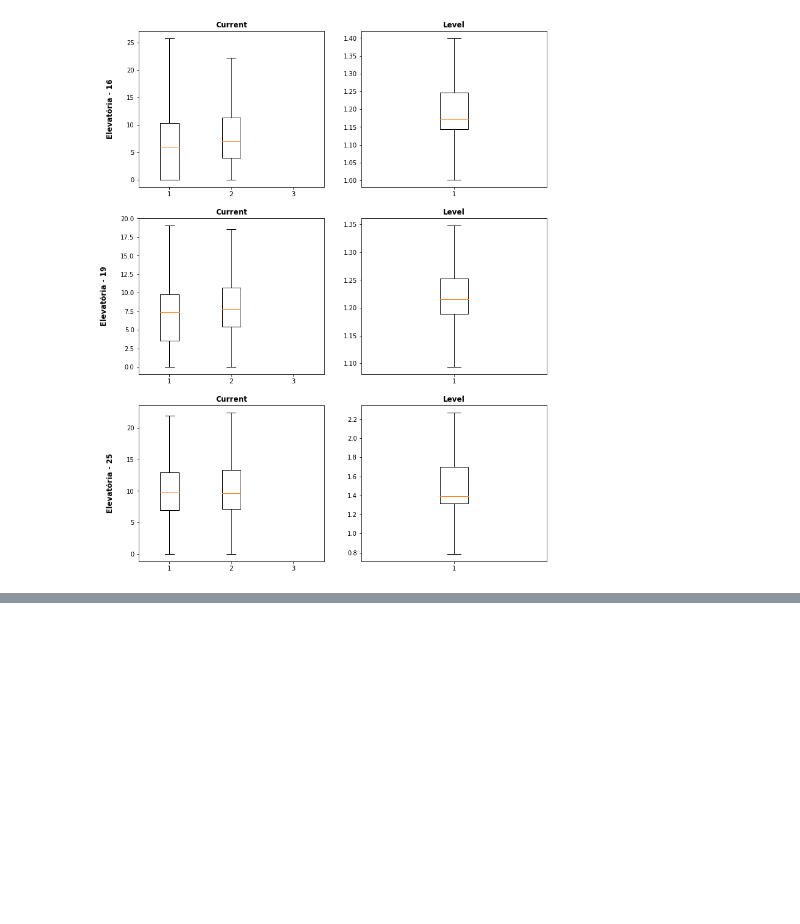
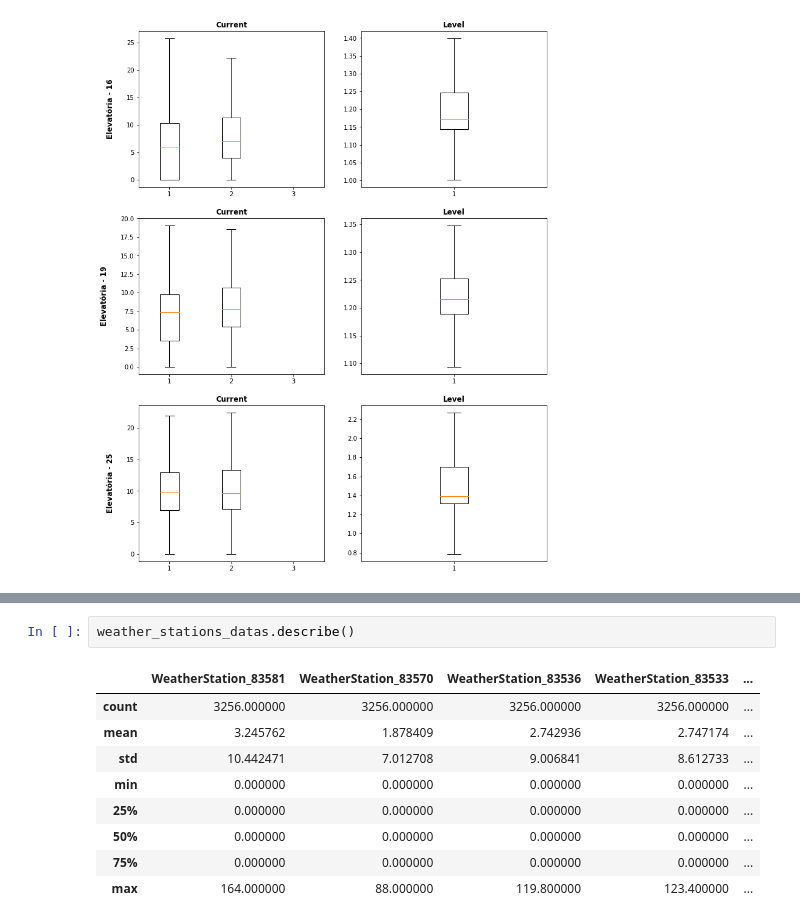
Before and after one commit to heber-augusto/master-degree-jupyter-notebooks, a Jupyter notebook: step_3-data-analysis/step_3-data-analysis-and-exploration.ipynb, the cells around one changed output, grey strips where cells are left out. Drawn from its saved outputs; the diff is of its cells as text; blank space fills up the shorter version.

```diff
--- a/step_3-data-analysis/step_3-data-analysis-and-exploration.ipynb
+++ b/step_3-data-analysis/step_3-data-analysis-and-exploration.ipynb
@@ -887,0 +935,12 @@ fig.savefig(IMAGES_DIR + r'boxplot-without-outliers.png')
+# %%
+weather_stations_datas.describe()
+# %% [output]
+|  | WeatherStation_83581 | WeatherStation_83570 | WeatherStation_83536 | WeatherStation_83533 | ... |
+| count | 3256.000000 | 3256.000000 | 3256.000000 | 3256.000000 | ... |
+| mean | 3.245762 | 1.878409 | 2.742936 | 2.747174 | ... |
+| std | 10.442471 | 7.012708 | 9.006841 | 8.612733 | ... |
+| min | 0.000000 | 0.000000 | 0.000000 | 0.000000 | ... |
+| 25% | 0.000000 | 0.000000 | 0.000000 | 0.000000 | ... |
+| 50% | 0.000000 | 0.000000 | 0.000000 | 0.000000 | ... |
+| 75% | 0.000000 | 0.000000 | 0.000000 | 0.000000 | ... |
+| max | 164.000000 | 88.000000 | 119.800000 | 123.400000 | ... |
```
Also changed, not shown: parts of 2 cells of this notebook.
